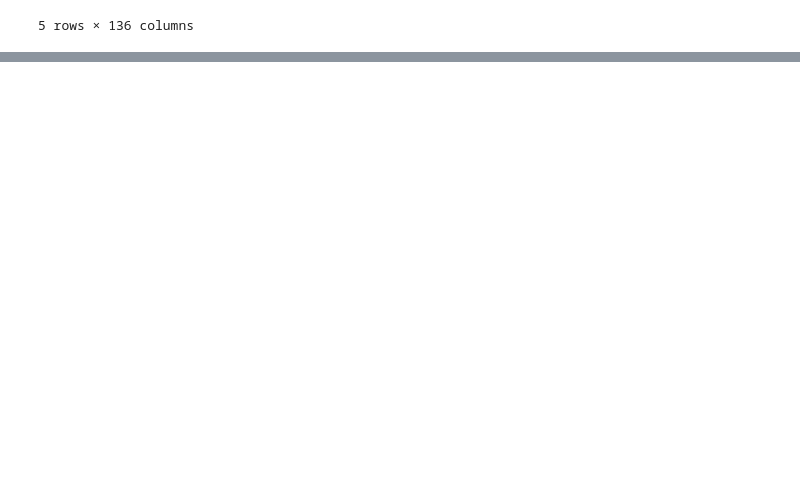
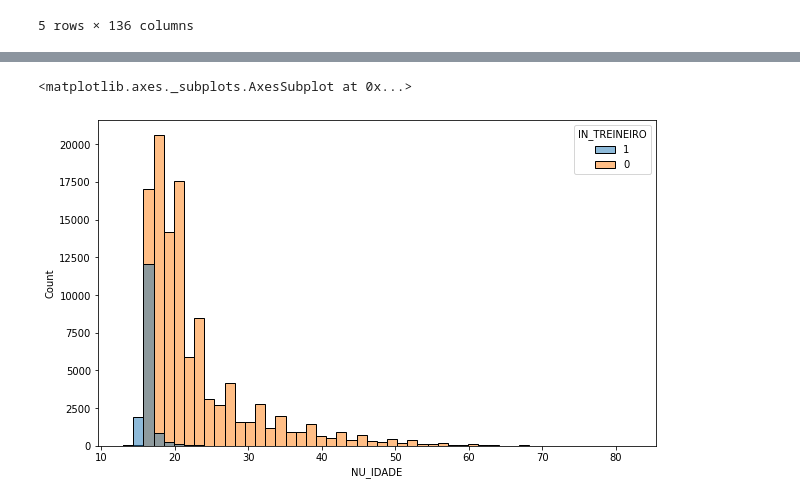
Before and after one commit to vinismachadoo/alura-imersao-dados-2, a Jupyter notebook: microdados_enem_2019.ipynb, the cells around one changed output, grey strips where cells are left out. Saved outputs shown, nothing was run; the diff lists cells and outputs as text; code cells hidden in the pictures; blank space fills up the shorter version.

```diff
--- a/microdados_enem_2019.ipynb
+++ b/microdados_enem_2019.ipynb
@@ -27,0 +197,7 @@ enem.head()
+# %%
+fig, ax = plt.subplots(figsize=(10,6))
+sns.histplot(data=enem, x='NU_IDADE', hue='IN_TREINEIRO', hue_order=[1,0], bins=50, ax=ax)
+plt.show()
+# %% [output]
+<matplotlib.axes._subplots.AxesSubplot at 0x...>
+[figure, added]
```
Also changed, not shown: parts of 34 cells of this notebook.
